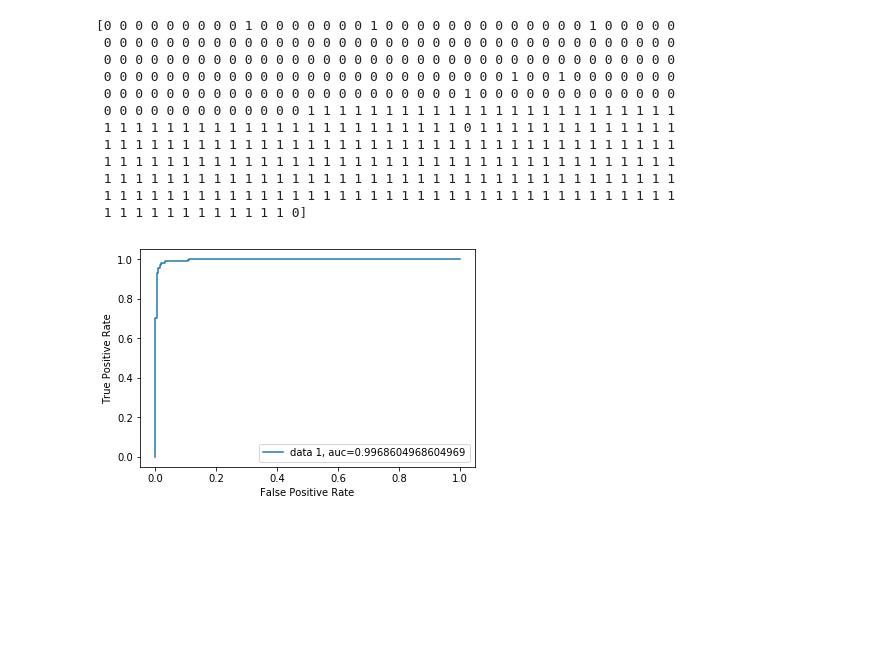
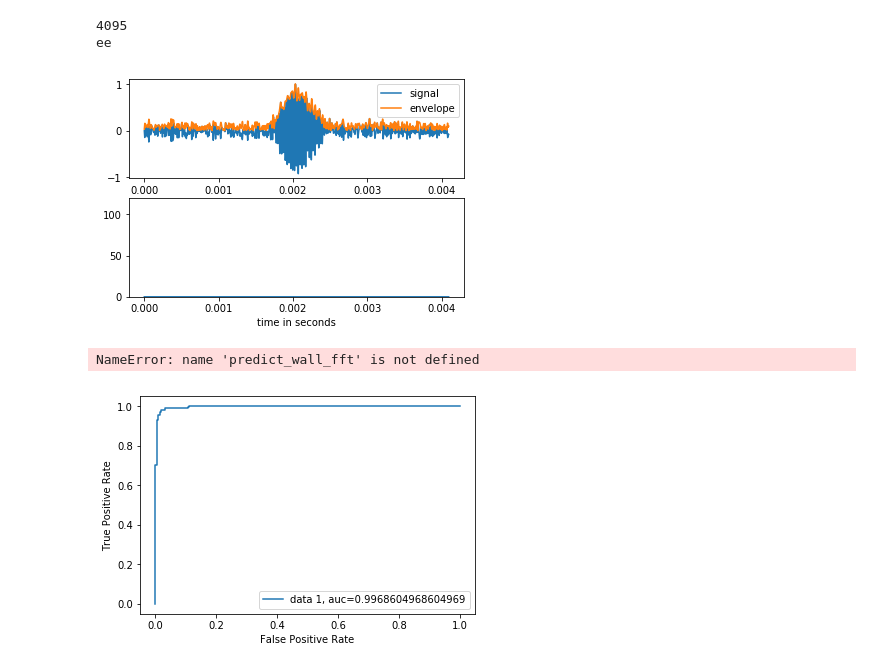
Before and after one commit to joshianuj/MachineLearningUltrasonicData, a Jupyter notebook: Neural network demo.ipynb, the cells around one changed output. Drawn from its saved outputs; the diff is of its cells as text; code cells hidden in the pictures; blank space fills up the shorter version.

```diff
--- a/Neural network demo.ipynb
+++ b/Neural network demo.ipynb
@@ -1,3 +27,33 @@
+# %%
+from scipy.signal import hilbert, chirp
+def hilbert_transform(data_frame,fs=1e6):
+    signal_set = []
+    for index, signal in data_frame.iterrows():
+        analytic_signal = hilbert(signal)
+        amplitude_envelope = np.abs(analytic_signal)
+        instantaneous_phase = np.unwrap(np.angle(analytic_signal))
+        instantaneous_frequency = (np.diff(instantaneous_phase)/((2.0*np.pi) * fs))
+        print(len(instantaneous_frequency))
+        signal_set.append(analytic_signal)
+        t = np.arange(4096) / 1e6
+        fig = plt.figure()
+        ax0 = fig.add_subplot(211)
+        ax0.plot(t, signal, label='signal')
+        ax0.plot(t, amplitude_envelope, label='envelope')
+        ax0.set_xlabel("time in seconds")
+        ax0.legend()
+        ax1 = fig.add_subplot(212)
+        ax1.plot(t[1:], instantaneous_frequency)
+        ax1.set_xlabel("time in seconds")
+        ax1.set_ylim(0.0, 120.0)
+        return
+    return signal_set
+hilbert_transform(stopper_data)
+print('ee')
+# %% [output]
+4095
+ee
+[figure, added]
 # %%
 import numpy as np
 import pandas as pd
@@ -53,23 +103,13 @@ predict_X = predict_stopper_fft + predict_wall_fft
 y_true = [0]*len(predict_stopper_fft) + [1]*len(predict_wall_fft)
 # %%
 from sklearn.neural_network import MLPClassifier
-clf = MLPClassifier(solver='lbfgs', alpha=1e-5,hidden_layer_sizes=(2,), random_state=1)
+clf = MLPClassifier(solver='lbfgs', alpha=1e-5,hidden_layer_sizes=(7,), random_state=1)
 clf.fit(X, y)
-result = clf.predict(predict_X)
+print(len(predict_wall_fft[0]))
+result = clf.predict(predict_wall_fft)
 print(result)
 # %% [output]
-[0 0 0 0 0 0 0 0 0 1 0 0 0 0 0 0 0 1 0 0 0 0 0 0 0 0 0 0 0 0 0 1 0 0 0 0 0
- 0 0 0 0 0 0 0 0 0 0 0 0 0 0 0 0 0 0 0 0 0 0 0 0 0 0 0 0 0 0 0 0 0 0 0 0 0
- 0 0 0 0 0 0 0 0 0 0 0 0 0 0 0 0 0 0 0 0 0 0 0 0 0 0 0 0 0 0 0 0 0 0 0 0 0
- 0 0 0 0 0 0 0 0 0 0 0 0 0 0 0 0 0 0 0 0 0 0 0 0 0 0 1 0 0 1 0 0 0 0 0 0 0
- 0 0 0 0 0 0 0 0 0 0 0 0 0 0 0 0 0 0 0 0 0 0 0 1 0 0 0 0 0 0 0 0 0 0 0 0 0
- 0 0 0 0 0 0 0 0 0 0 0 0 0 1 1 1 1 1 1 1 1 1 1 1 1 1 1 1 1 1 1 1 1 1 1 1 1
- 1 1 1 1 1 1 1 1 1 1 1 1 1 1 1 1 1 1 1 1 1 1 1 0 1 1 1 1 1 1 1 1 1 1 1 1 1
- 1 1 1 1 1 1 1 1 1 1 1 1 1 1 1 1 1 1 1 1 1 1 1 1 1 1 1 1 1 1 1 1 1 1 1 1 1
- 1 1 1 1 1 1 1 1 1 1 1 1 1 1 1 1 1 1 1 1 1 1 1 1 1 1 1 1 1 1 1 1 1 1 1 1 1
- 1 1 1 1 1 1 1 1 1 1 1 1 1 1 1 1 1 1 1 1 1 1 1 1 1 1 1 1 1 1 1 1 1 1 1 1 1
- 1 1 1 1 1 1 1 1 1 1 1 1 1 1 1 1 1 1 1 1 1 1 1 1 1 1 1 1 1 1 1 1 1 1 1 1 1
- 1 1 1 1 1 1 1 1 1 1 1 1 0]
+NameError: name 'predict_wall_fft' is not defined
 # %%
 from sklearn import metrics
 pred = clf.predict_proba(predict_X)[::,1]
```
Also changed, not shown: parts of 11 cells of this notebook, 19 other files.
